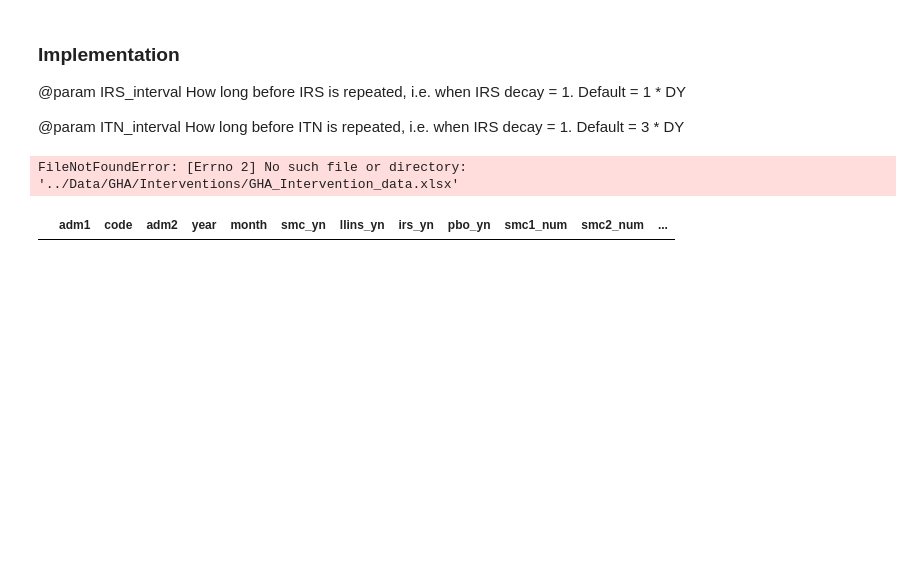
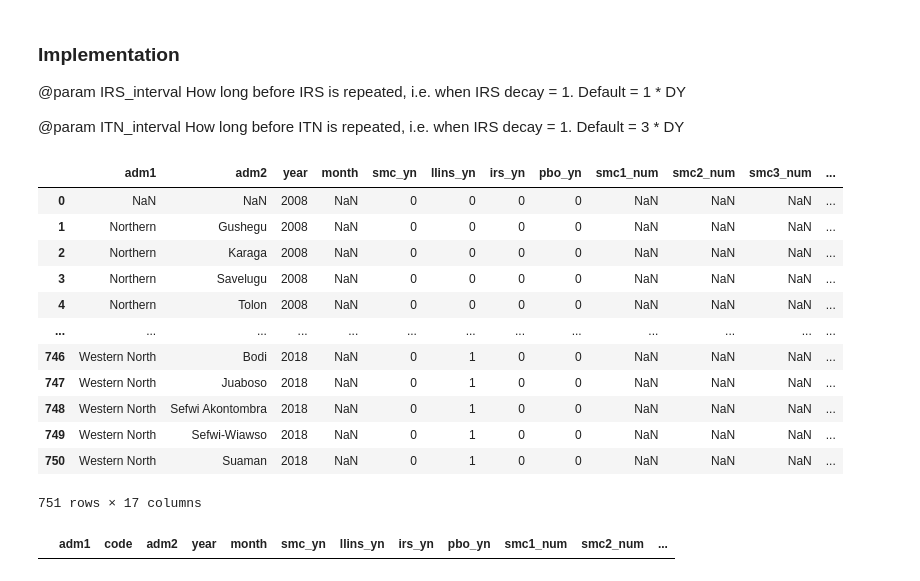
Before and after one commit to sepmein/mBench, a Jupyter notebook: scripts/GHA_data_preparation.ipynb, the cells around one changed output. Drawn from its saved outputs; the diff is of its cells as text; code cells hidden in the pictures; blank space fills up the shorter version.

```diff
--- a/scripts/GHA_data_preparation.ipynb
+++ b/scripts/GHA_data_preparation.ipynb
@@ -858,11 +858,24 @@ gha["IRS_interval"] = 1 * 365
 gha["ITN_interval"] = 3 * 365
 # %%
 GHA_Intervention_data = pd.read_excel(
-    "../Data/GHA/Interventions/GHA_Intervention_data.xlsx", "Data template "
+    data_dir +
+    "GHA/Interventions/GHA_Intervention_data.xlsx", "Data template "
 )
 GHA_Intervention_data
 # %% [output]
+|  | adm1 | adm2 | year | month | smc_yn | llins_yn | irs_yn | pbo_yn | smc1_num | smc2_num | smc3_num | ... |
+| 0 | NaN | NaN | 2008 | NaN | 0 | 0 | 0 | 0 | NaN | NaN | NaN | ... |
+| 1 | Northern | Gushegu | 2008 | NaN | 0 | 0 | 0 | 0 | NaN | NaN | NaN | ... |
+| 2 | Northern | Karaga | 2008 | NaN | 0 | 0 | 0 | 0 | NaN | NaN | NaN | ... |
+| 3 | Northern | Savelugu | 2008 | NaN | 0 | 0 | 0 | 0 | NaN | NaN | NaN | ... |
+| 4 | Northern | Tolon | 2008 | NaN | 0 | 0 | 0 | 0 | NaN | NaN | NaN | ... |
+| ... | ... | ... | ... | ... | ... | ... | ... | ... | ... | ... | ... | ... |
+| 746 | Western North | Bodi | 2018 | NaN | 0 | 1 | 0 | 0 | NaN | NaN | NaN | ... |
+| 747 | Western North | Juaboso | 2018 | NaN | 0 | 1 | 0 | 0 | NaN | NaN | NaN | ... |
+| 748 | Western North | Sefwi Akontombra | 2018 | NaN | 0 | 1 | 0 | 0 | NaN | NaN | NaN | ... |
+| 749 | Western North | Sefwi-Wiawso | 2018 | NaN | 0 | 1 | 0 | 0 | NaN | NaN | NaN | ... |
+| 750 | Western North | Suaman | 2018 | NaN | 0 | 1 | 0 | 0 | NaN | NaN | NaN | ... |
-FileNotFoundError: [Errno 2] No such file or directory: '../Data/GHA/Interventions/GHA_Intervention_data.xlsx'
+751 rows × 17 columns
 # %%
 pd.merge(
     gha_admin1,
```
Also changed, not shown: parts of 9 cells of this notebook.
